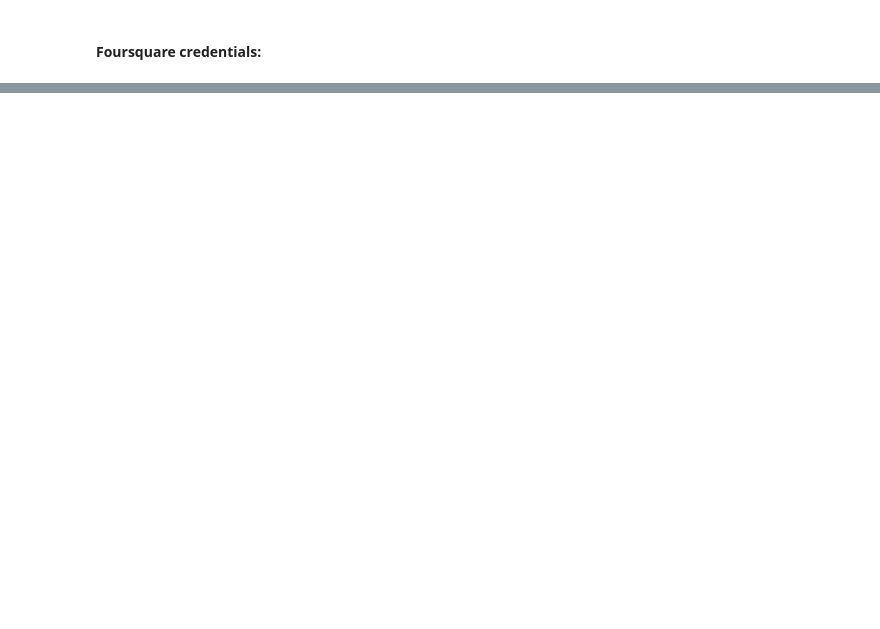
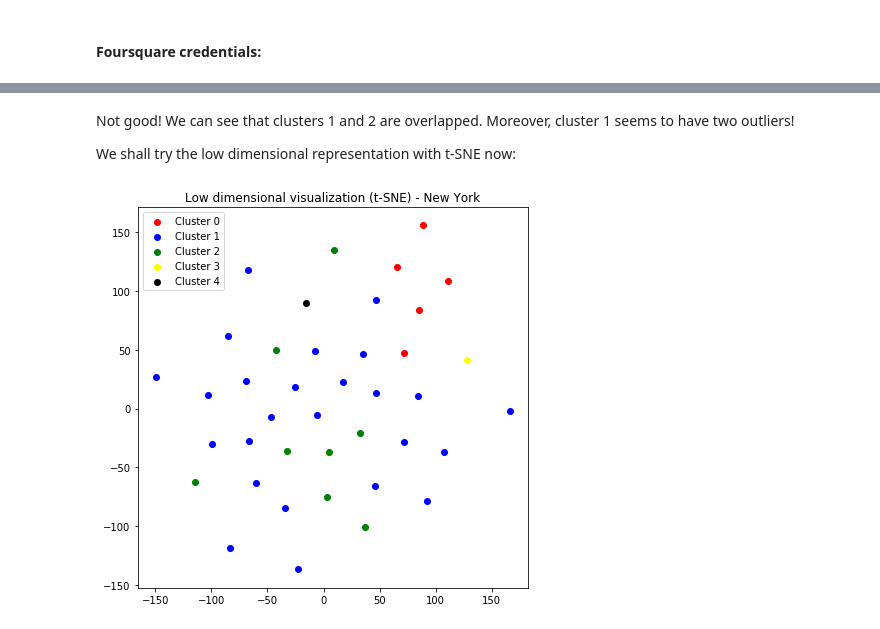
Before and after one commit to lucaspcarlini/Capstone-Repository, a Jupyter notebook: capstone.ipynb, the cells around one changed output, grey strips where cells are left out. Saved outputs shown, nothing was run; the diff lists cells and outputs as text; code cells hidden in the pictures; blank space fills up the shorter version.

```diff
--- a/capstone.ipynb
+++ b/capstone.ipynb
@@ -62,0 +623,4 @@ CLIENT_SECRET:AGIBLIFO5BZRAHVIPNK31PJIWRBWHR5EHOLWFZAQREBUFBUQ
+# %%
+pca = PCA(n_components = 3).fit(ny_onehot)
+pca_ny = pca.transform(ny_onehot)
+print("Explained variance by each component (%): ","\n1º:", pca.explained_variance_ratio_[0]*100,"\n2º:", pca.explained_variance_ratio_[1]*100,"\n3º:",pca.explained_variance_ratio_[2]*100)
@@ -62,0 +671,42 @@ CLIENT_SECRET:AGIBLIFO5BZRAHVIPNK31PJIWRBWHR5EHOLWFZAQREBUFBUQ
+# %% [markdown]
+Not good! We can see that clusters 1 and 2 are overlapped. Moreover, cluster 1 seems to have two outliers!
+
+We shall try the low dimensional representation with t-SNE now:
+# %%
+tsne = TSNE(n_components=2, init='pca', perplexity = 19)
+tsne_ny = tsne.fit_transform(ny_onehot)
+# %%
+c0 = []
+c1 = []
+c2 = []
+c3 = []
+c4 = []
+
+for i in range(len(tsne_ny)):
+    if kmeans.labels_[i] == 0:
+        c0.append(tsne_ny[i])
+    if kmeans.labels_[i] == 1:
+        c1.append(tsne_ny[i])
+    if kmeans.labels_[i] == 2:
+        c2.append(tsne_ny[i])
+    if kmeans.labels_[i] == 3:
+        c3.append(tsne_ny[i])
+    if kmeans.labels_[i] == 4:
+        c4.append(tsne_ny[i])
+
+c0 = np.array(c0)
+c1 = np.array(c1)
+c2 = np.array(c2)
+c3 = np.array(c3)
+c4 = np.array(c4)
+# %%
+plt.figure(figsize=(7,7))
+plt.scatter(c0[:,0], c0[:,1], c='red', label='Cluster 0')
+plt.scatter(c1[:,0], c1[:,1], c='blue', label='Cluster 1')
+plt.scatter(c2[:,0], c2[:,1], c='green', label='Cluster 2')
+plt.scatter(c3[:,0], c3[:,1], c='yellow', label='Cluster 3')
+plt.scatter(c4[:,0], c4[:,1], c='black', label='Cluster 4')
+plt.legend()
+plt.title('Low dimensional visualization (t-SNE) - New York');
+# %% [output]
+[figure, added]
```
Also changed, not shown: parts of 78 cells of this notebook.
